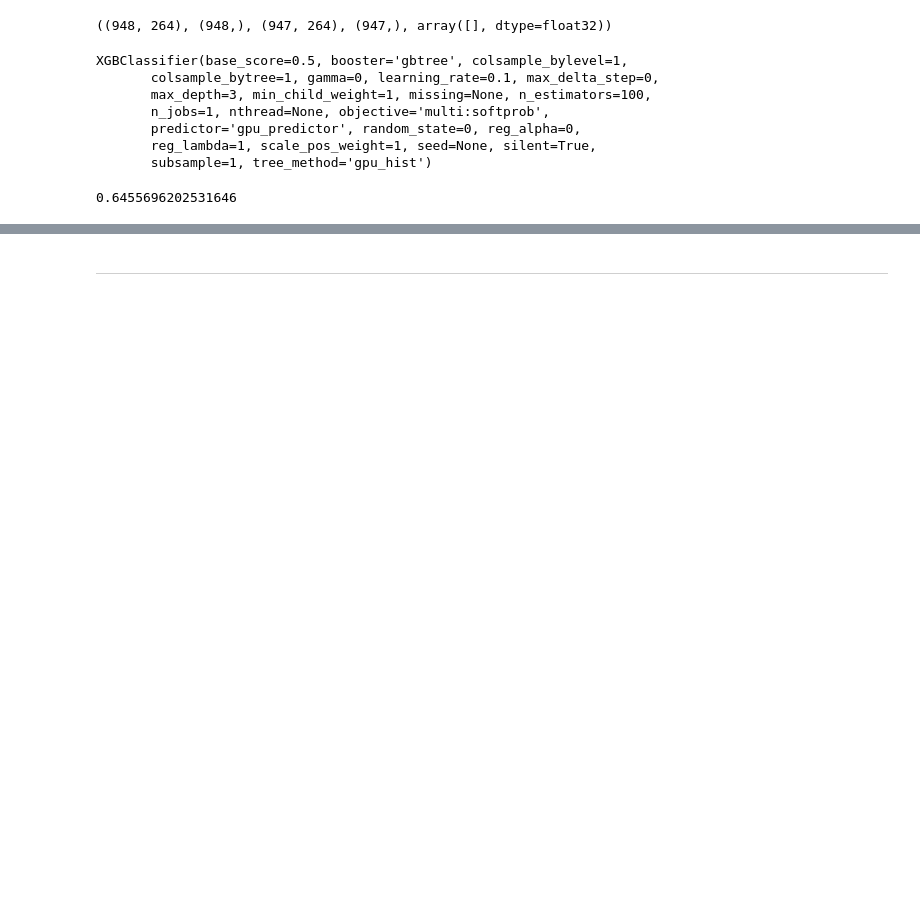
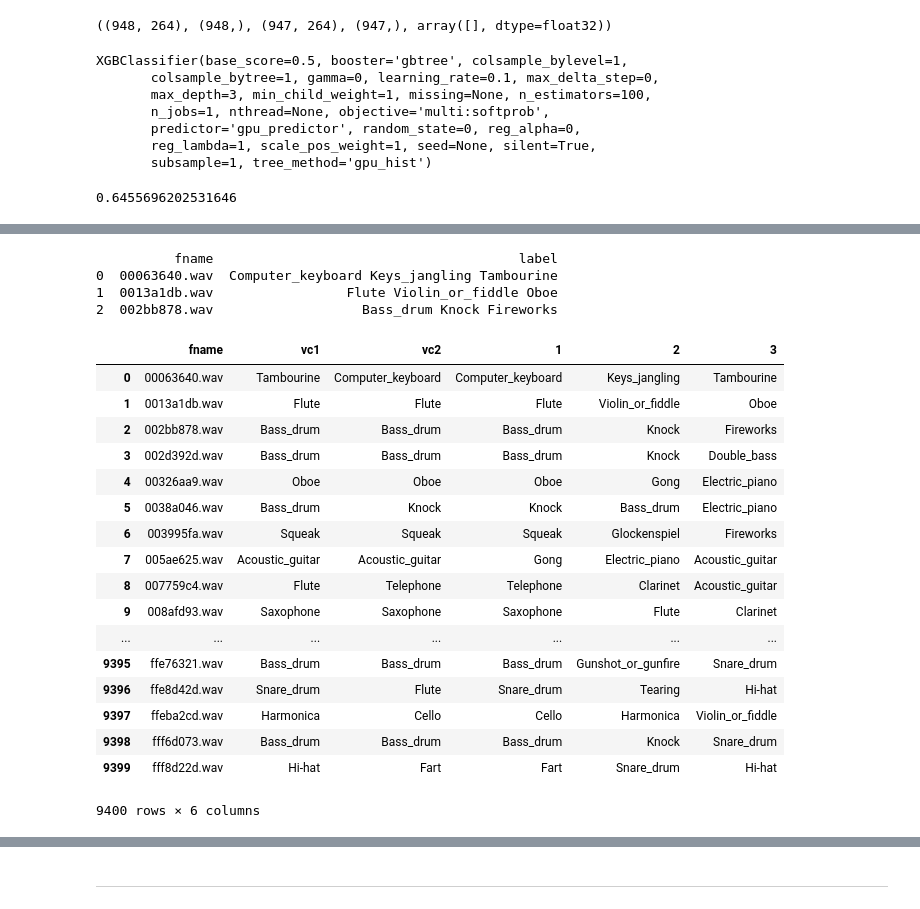
Before and after one commit to tychen5/Audio_Tagging_Challenge, a Jupyter notebook: leo/stacking.ipynb, the cells around one changed output, grey strips where cells are left out. Saved outputs shown, nothing was run; the diff lists cells and outputs as text; code cells hidden in the pictures; blank space fills up the shorter version.

```diff
--- a/leo/stacking.ipynb
+++ b/leo/stacking.ipynb
@@ -413,0 +1153,5 @@ xgb1.score(X_valid,Y_valid)
+# %%
+test_X = np.concatenate((test_X,pca_all),axis=1)
+test_X2 = np.concatenate((test_X2,pca_all),axis=1)
+# train_Y = label
+print(test_X.shape,test_X2.shape)
@@ -413,0 +1168,7 @@ xgb1.score(X_valid,Y_valid)
+# %%
+dicts_ch = pickle.load(open('data/map_reverse.pkl','rb'))
+df_ans = pd.DataFrame(ans1)
+df_ans2 = pd.DataFrame(ans2)
+df_ans = pd.merge(test,df_ans,how='inner',left_index=True,right_index=True)
+df_ans = pd.merge(df_ans,df_ans2,how='inner',left_index=True,right_index=True)
+df_ans
@@ -413,0 +1194,6 @@ xgb1.score(X_valid,Y_valid)
+# %%
+df_ans['0_x'] = df_ans['0_x'].map(dicts_ch)
+df_ans['0_y'] = df_ans['0_y'].map(dicts_ch)
+df_ans.columns = ['fname','ori','vc1','vc2']
+df_ans = df_ans.drop(['ori'],axis=1)
+df_ans
@@ -413,0 +1253,51 @@ xgb1.score(X_valid,Y_valid)
+# %%
+output = []
+reverse_dict = pickle.load(open('data/map_reverse.pkl' , 'rb'))
+name = pd.read_csv('data/sample_submission.csv')
+X_name = name['fname'].tolist()
+# print(reverse_dict)
+
+for i , d in enumerate(test_X2):
+    # print(i)
+    # print(d)
+    # print('\n')
+    top3 = d.argsort()[-3:][::-1]
+    result = [reverse_dict[x] for x in top3]
+    s = ' '.join(result)
+
+    output.append(s)
+
+
+df = pd.DataFrame(output , columns = ['label'])
+df.insert(0,'fname' , X_name)
+df.to_csv('ans.csv', index=False)
+print(df.head(3))
+# %% [output]
+          fname                                       label
+0  00063640.wav  Computer_keyboard Keys_jangling Tambourine
+1  0013a1db.wav                 Flute Violin_or_fiddle Oboe
+2  002bb878.wav                   Bass_drum Knock Fireworks
+# %%
+df2 = pd.DataFrame(df.label.str.split(' ',2).tolist(),columns=['1','2','3'])
+df2['fname']=df['fname']
+df2 = pd.merge(df_ans,df2,how='inner',on='fname')
+df2
+# %% [output]
+|  | fname | vc1 | vc2 | 1 | 2 | 3 |
+| 0 | 00063640.wav | Tambourine | Computer_keyboard | Computer_keyboard | Keys_jangling | Tambourine |
+| 1 | 0013a1db.wav | Flute | Flute | Flute | Violin_or_fiddle | Oboe |
+| 2 | 002bb878.wav | Bass_drum | Bass_drum | Bass_drum | Knock | Fireworks |
+| 3 | 002d392d.wav | Bass_drum | Bass_drum | Bass_drum | Knock | Double_bass |
+| 4 | 00326aa9.wav | Oboe | Oboe | Oboe | Gong | Electric_piano |
+| 5 | 0038a046.wav | Bass_drum | Knock | Knock | Bass_drum | Electric_piano |
+| 6 | 003995fa.wav | Squeak | Squeak | Squeak | Glockenspiel | Fireworks |
+| 7 | 005ae625.wav | Acoustic_guitar | Acoustic_guitar | Gong | Electric_piano | Acoustic_guitar |
+| 8 | 007759c4.wav | Flute | Telephone | Telephone | Clarinet | Acoustic_guitar |
+| 9 | 008afd93.wav | Saxophone | Saxophone | Saxophone | Flute | Clarinet |
+| ... | ... | ... | ... | ... | ... | ... |
+| 9395 | ffe76321.wav | Bass_drum | Bass_drum | Bass_drum | Gunshot_or_gunfire | Snare_drum |
+| 9396 | ffe8d42d.wav | Snare_drum | Flute | Snare_drum | Tearing | Hi-hat |
+| 9397 | ffeba2cd.wav | Harmonica | Cello | Cello | Harmonica | Violin_or_fiddle |
+| 9398 | fff6d073.wav | Bass_drum | Bass_drum | Bass_drum | Knock | Snare_drum |
+| 9399 | fff8d22d.wav | Hi-hat | Fart | Fart | Snare_drum | Hi-hat |
+9400 rows × 6 columns
```
Also changed, not shown: parts of 38 cells of this notebook, 6 other files.
